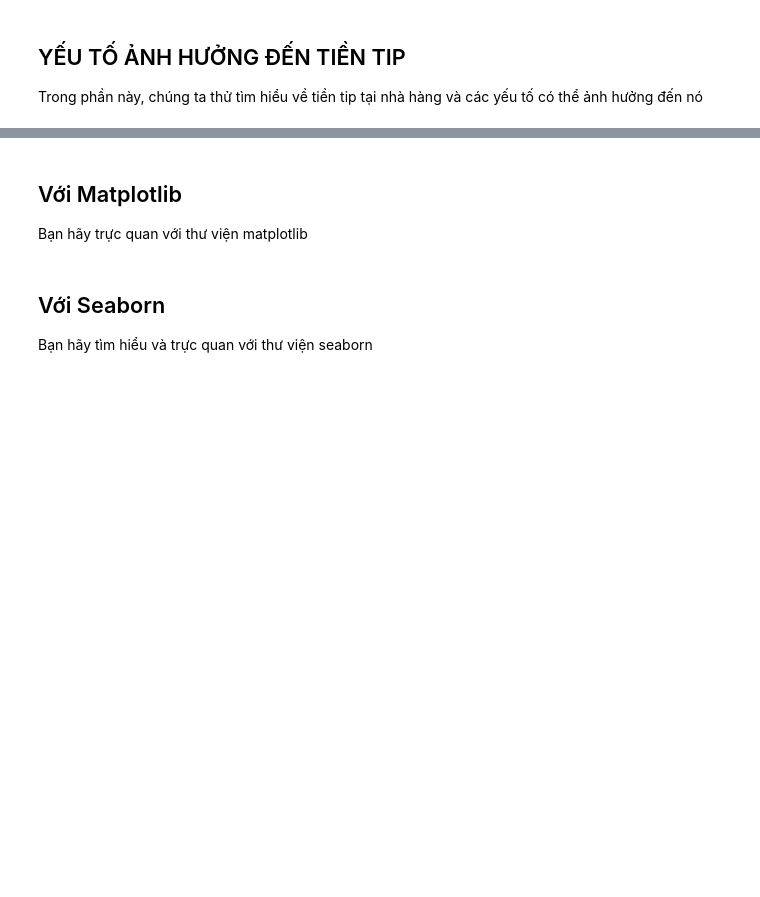
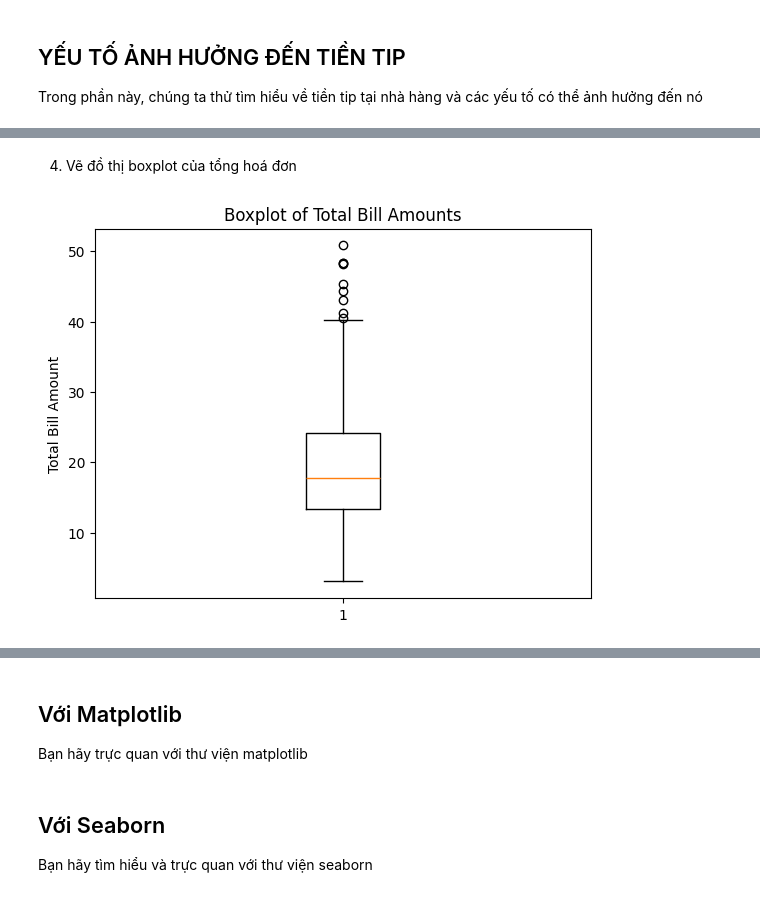
Before and after one commit to iamKhang/semester-6, a Jupyter notebook: ThongKeMayTinh/BaiTap/03_21083791_LeHoangKhang_tips.ipynb, the cells around one changed output, grey strips where cells are left out. Drawn from its saved outputs; the diff is of its cells as text; code cells hidden in the pictures; blank space fills up the shorter version.

```diff
--- a/ThongKeMayTinh/BaiTap/03_21083791_LeHoangKhang_tips.ipynb
+++ b/ThongKeMayTinh/BaiTap/03_21083791_LeHoangKhang_tips.ipynb
@@ -157,0 +278,14 @@ Trong phần này, chúng ta thử tìm hiểu về tiền tip tại nhà hàng
+# %% [markdown]
+4. Vẽ đồ thị boxplot của tổng hoá đơn
+# %%
+# Tạo biểu đồ
+plt.boxplot(df['total_bill'])
+
+# Set Tiêu đề
+plt.title('Boxplot of Total Bill Amounts')
+plt.ylabel('Total Bill Amount')
+
+# Show
+plt.show()
+# %% [output]
+[figure, added]
```
Also changed, not shown: parts of 21 cells of this notebook.
